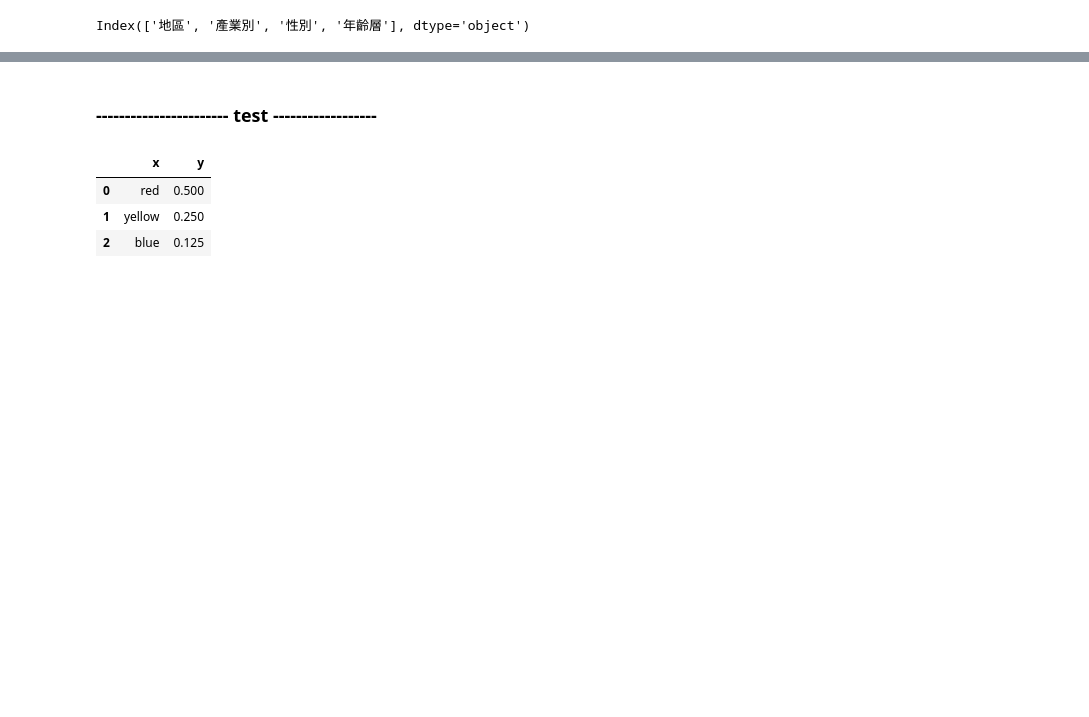
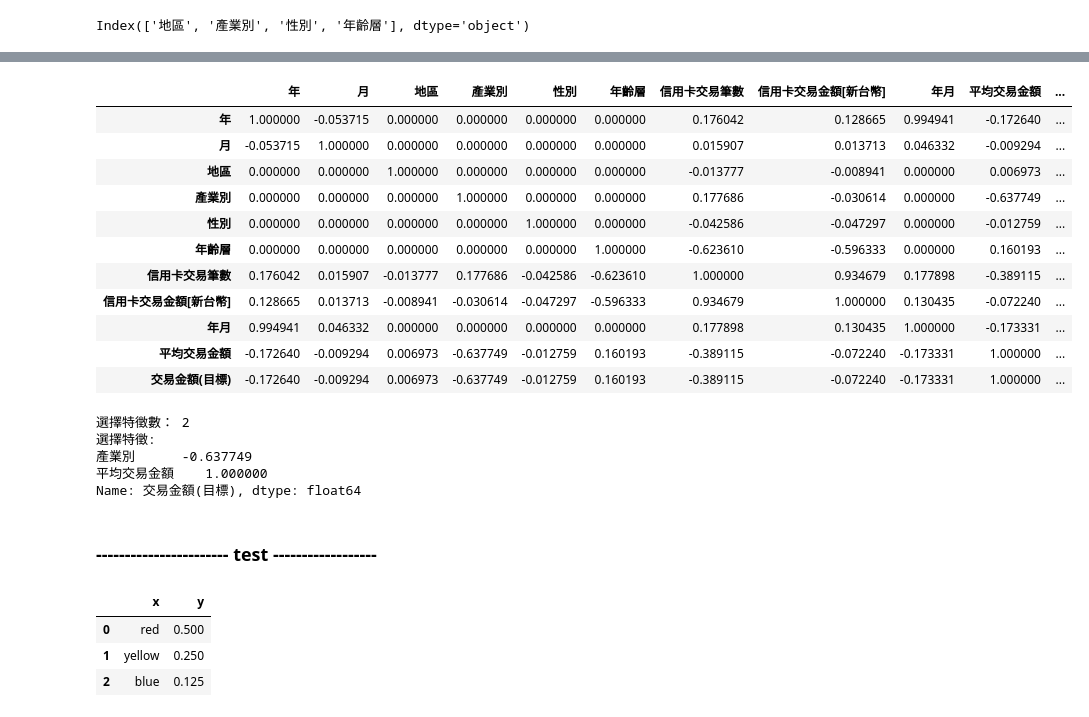
Before and after one commit to George1120901/..__creditcard__, a Jupyter notebook: test7-heatMap.ipynb, the cells around one changed output, grey strips where cells are left out. Saved outputs shown, nothing was run; the diff lists cells and outputs as text; code cells hidden in the pictures; blank space fills up the shorter version.

```diff
--- a/test7-heatMap.ipynb
+++ b/test7-heatMap.ipynb
@@ -1686,3 +1711,31 @@ See the caveats in the documentation: https://pandas.pydata.org/pandas-docs/stab
+# %%
+featuresCorr = df_noOther_6cities_z.corr('spearman')
+featuresCorr
+# %% [output]
+|  | 年 | 月 | 地區 | 產業別 | 性別 | 年齡層 | 信用卡交易筆數 | 信用卡交易金額[新台幣] | 年月 | 平均交易金額 | ... |
+| 年 | 1.000000 | -0.053715 | 0.000000 | 0.000000 | 0.000000 | 0.000000 | 0.176042 | 0.128665 | 0.994941 | -0.172640 | ... |
+| 月 | -0.053715 | 1.000000 | 0.000000 | 0.000000 | 0.000000 | 0.000000 | 0.015907 | 0.013713 | 0.046332 | -0.009294 | ... |
+| 地區 | 0.000000 | 0.000000 | 1.000000 | 0.000000 | 0.000000 | 0.000000 | -0.013777 | -0.008941 | 0.000000 | 0.006973 | ... |
+| 產業別 | 0.000000 | 0.000000 | 0.000000 | 1.000000 | 0.000000 | 0.000000 | 0.177686 | -0.030614 | 0.000000 | -0.637749 | ... |
+| 性別 | 0.000000 | 0.000000 | 0.000000 | 0.000000 | 1.000000 | 0.000000 | -0.042586 | -0.047297 | 0.000000 | -0.012759 | ... |
+| 年齡層 | 0.000000 | 0.000000 | 0.000000 | 0.000000 | 0.000000 | 1.000000 | -0.623610 | -0.596333 | 0.000000 | 0.160193 | ... |
+| 信用卡交易筆數 | 0.176042 | 0.015907 | -0.013777 | 0.177686 | -0.042586 | -0.623610 | 1.000000 | 0.934679 | 0.177898 | -0.389115 | ... |
+| 信用卡交易金額[新台幣] | 0.128665 | 0.013713 | -0.008941 | -0.030614 | -0.047297 | -0.596333 | 0.934679 | 1.000000 | 0.130435 | -0.072240 | ... |
+| 年月 | 0.994941 | 0.046332 | 0.000000 | 0.000000 | 0.000000 | 0.000000 | 0.177898 | 0.130435 | 1.000000 | -0.173331 | ... |
+| 平均交易金額 | -0.172640 | -0.009294 | 0.006973 | -0.637749 | -0.012759 | 0.160193 | -0.389115 | -0.072240 | -0.173331 | 1.000000 | ... |
+| 交易金額(目標) | -0.172640 | -0.009294 | 0.006973 | -0.637749 | -0.012759 | 0.160193 | -0.389115 | -0.072240 | -0.173331 | 1.000000 | ... |
+# %%
+targetCorr = featuresCorr['交易金額(目標)']
+targetCorr = targetCorr.drop('交易金額(目標)')
+selectedFeatures = targetCorr[abs(targetCorr) > 0.4]
+print("選擇特徵數： {} \n選擇特徵:\n{}".
+      format(len(selectedFeatures), selectedFeatures))
+# %% [output]
+選擇特徵數： 2
+選擇特徵:
+產業別      -0.637749
+平均交易金額    1.000000
+Name: 交易金額(目標), dtype: float64
 # %% [markdown]
 ### ----------------------- test ------------------
 # %%
```
Also changed, not shown: parts of 5 cells of this notebook.
